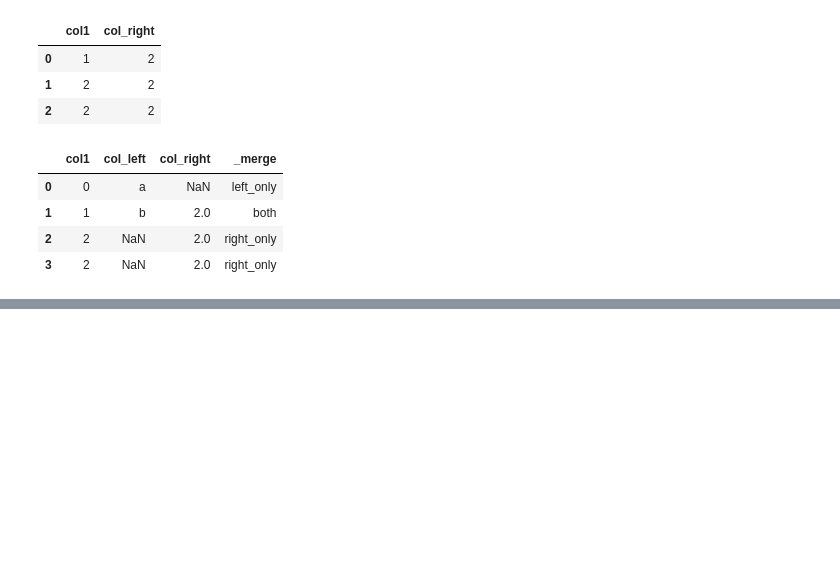
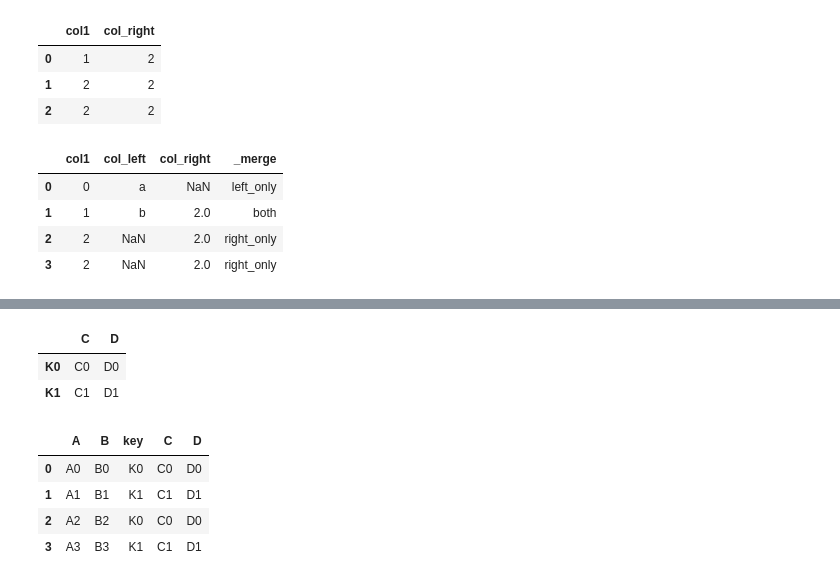
Before and after one commit to guamoshtli/Pandas, a Jupyter notebook: merge-join.ipynb, the cells around one changed output, grey strips where cells are left out. Cells and saved outputs as stored; diff of their text form; code cells hidden in the pictures; blank space fills up the shorter version.

```diff
--- a/merge-join.ipynb
+++ b/merge-join.ipynb
@@ -478,0 +542,9 @@ pd.merge(df1, df2, on="col1", how="outer", indicator=True)
+# %%
+left = pd.DataFrame(
+    {
+        "A": ["A0", "A1", "A2", "A3"],
+        "B": ["B0", "B1", "B2", "B3"],
+        "key": ["K0", "K1", "K0", "K1"],
+    }
+)
+left
@@ -478,0 +557,16 @@ pd.merge(df1, df2, on="col1", how="outer", indicator=True)
+# %%
+right = pd.DataFrame({"C": ["C0", "C1"], "D": ["D0", "D1"]}, index=["K0", "K1"])
+right
+# %% [output]
+|  | C | D |
+| K0 | C0 | D0 |
+| K1 | C1 | D1 |
+# %%
+result = left.join(right, on="key")
+result
+# %% [output]
+|  | A | B | key | C | D |
+| 0 | A0 | B0 | K0 | C0 | D0 |
+| 1 | A1 | B1 | K1 | C1 | D1 |
+| 2 | A2 | B2 | K0 | C0 | D0 |
+| 3 | A3 | B3 | K1 | C1 | D1 |
```
Also changed, not shown: parts of 23 cells of this notebook.
